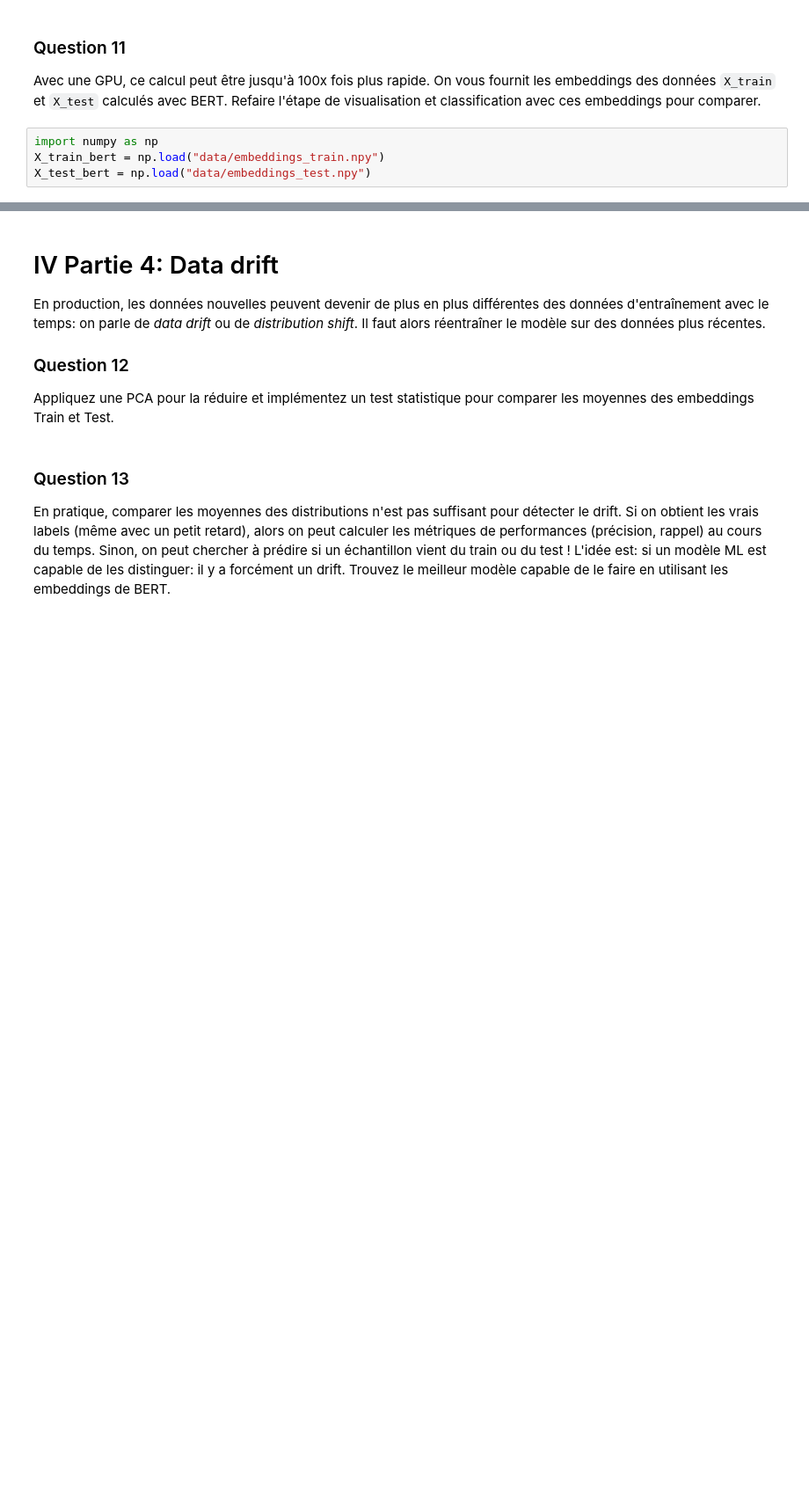
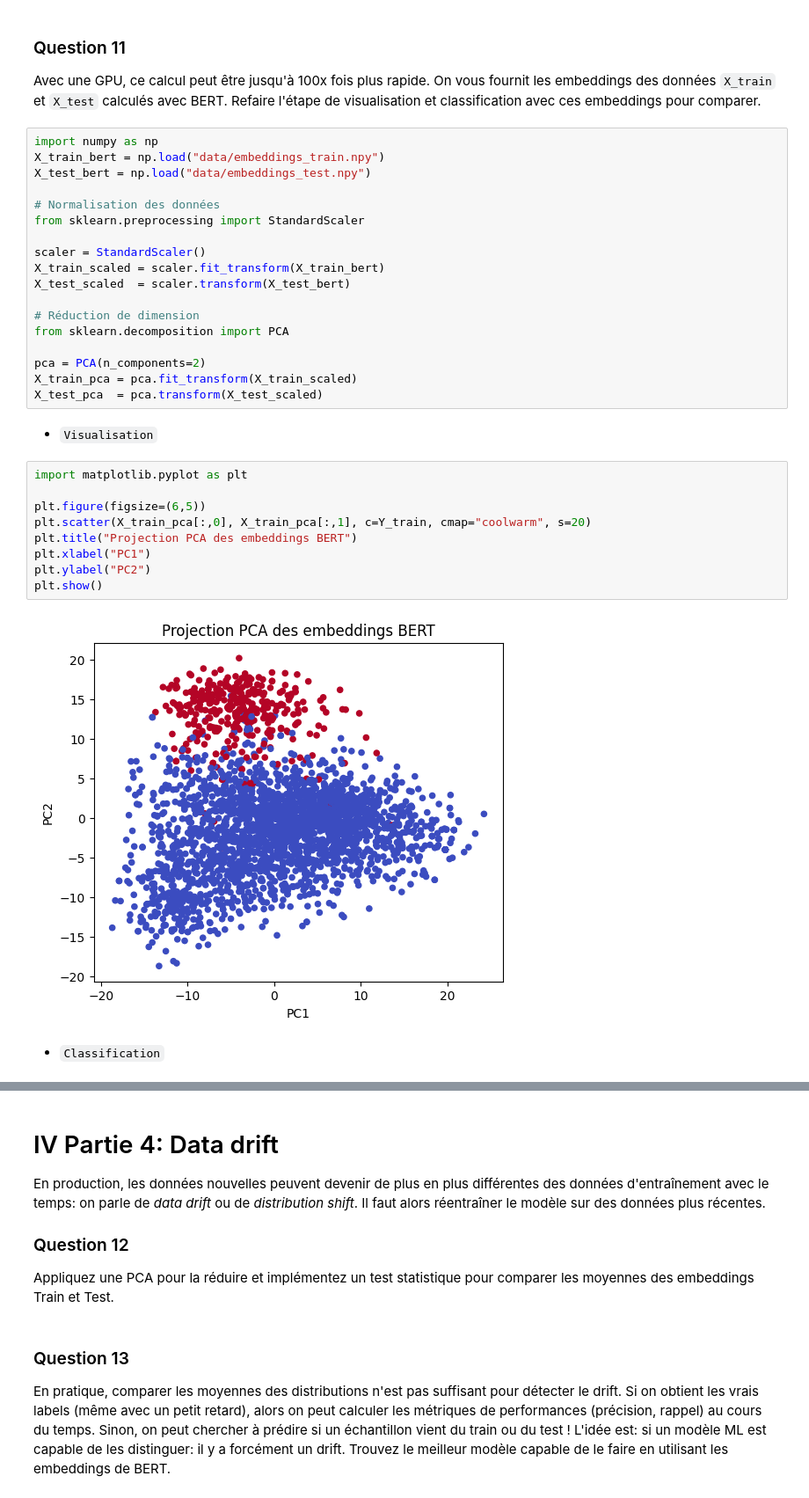
Before and after one commit to JMintoama/Project-NPL, a Jupyter notebook: Groupe_9.ipynb, the cells around one changed output, grey strips where cells are left out. Shown at 88% size. Cells and saved outputs as stored; diff of their text form; blank space fills up the shorter version.

```diff
--- a/Groupe_9.ipynb
+++ b/Groupe_9.ipynb
@@ -577,3 +712,32 @@ Avec une GPU, ce calcul peut être jusqu'à 100x fois plus rapide. On vous fourn
 import numpy as np
 X_train_bert = np.load("data/embeddings_train.npy")
 X_test_bert = np.load("data/embeddings_test.npy")
+
+# Normalisation des données
+from sklearn.preprocessing import StandardScaler
+
+scaler = StandardScaler()
+X_train_scaled = scaler.fit_transform(X_train_bert)
+X_test_scaled  = scaler.transform(X_test_bert)
+
+# Réduction de dimension
+from sklearn.decomposition import PCA
+
+pca = PCA(n_components=2)
+X_train_pca = pca.fit_transform(X_train_scaled)
+X_test_pca  = pca.transform(X_test_scaled)
+# %% [markdown]
+- `Visualisation`
+# %%
+import matplotlib.pyplot as plt
+
+plt.figure(figsize=(6,5))
+plt.scatter(X_train_pca[:,0], X_train_pca[:,1], c=Y_train, cmap="coolwarm", s=20)
+plt.title("Projection PCA des embeddings BERT")
+plt.xlabel("PC1")
+plt.ylabel("PC2")
+plt.show()
+# %% [output]
+[figure, added]
+# %% [markdown]
+- `Classification`
```
Also changed, not shown: parts of 23 cells of this notebook.
